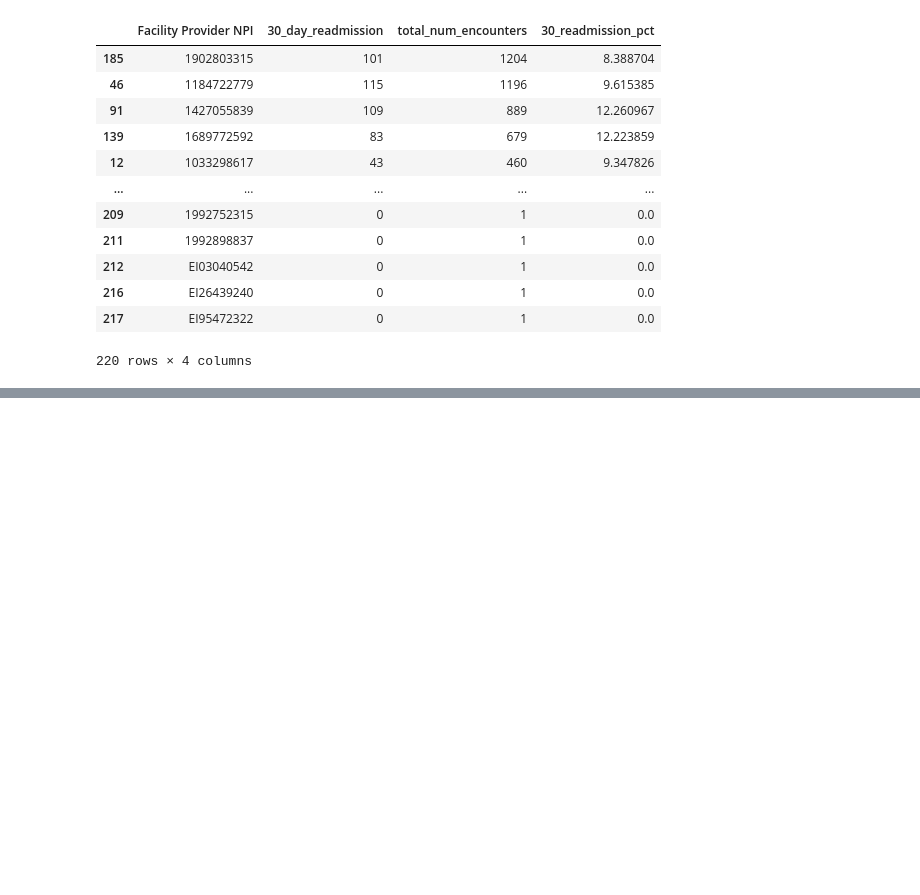
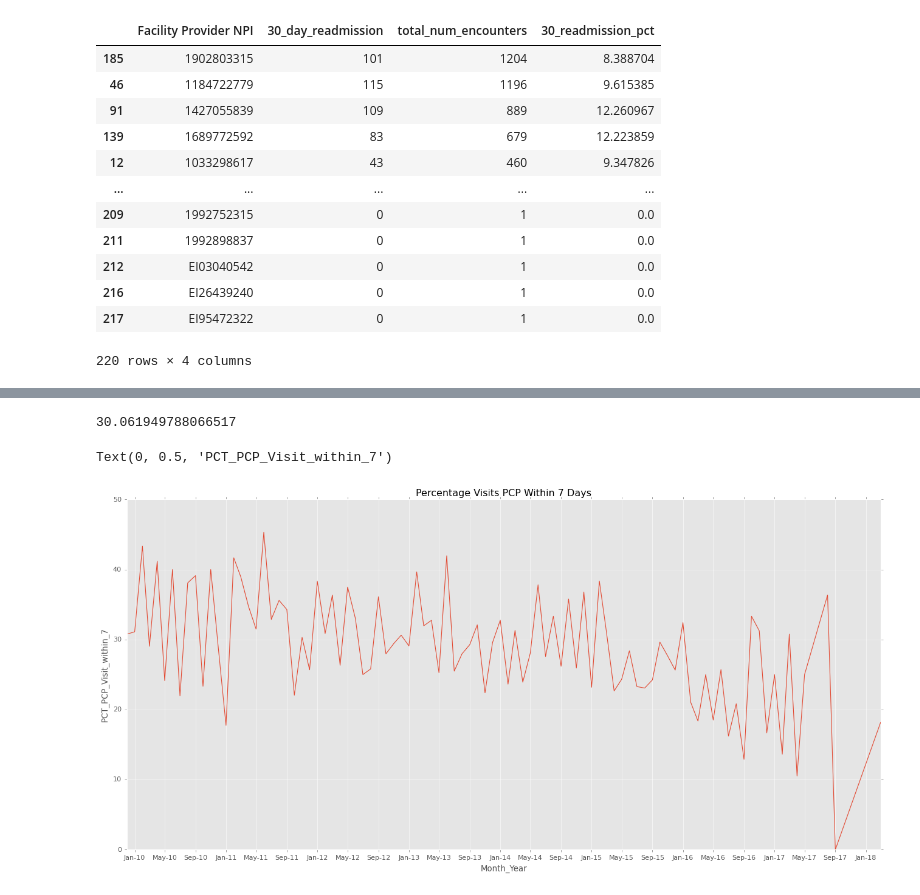
Before and after one commit to rghertel/hospital-readmission-not-koalas, a Jupyter notebook: notebook/hospital_readmission.ipynb, the cells around one changed output, grey strips where cells are left out. Saved outputs shown, nothing was run; the diff lists cells and outputs as text; code cells hidden in the pictures; blank space fills up the shorter version.

Commit message:
visuals completed

```diff
--- a/notebook/hospital_readmission.ipynb
+++ b/notebook/hospital_readmission.ipynb
@@ -615,0 +601,2 @@ Name: Patient ID, Length: 4701, dtype: int64
+# %%
+pcp_visual = doc_7_day
@@ -615,0 +629,8 @@ Name: Patient ID, Length: 4701, dtype: int64
+# %%
+dft = pcp_visual[pcp_visual['within_7'] == 'yes']
+dft = dft.groupby(['month_year']).within_7.count().reset_index(name='Count')
+dft = dft.rename(columns={"Count": "pcp_visit_within_7"})
+print(dft)
+dfts = pcp_visual.groupby(['month_year']).within_7.count().reset_index(name='Count')
+dfts = dfts.rename(columns={"Count": "total_hospital_encounters"})
+print(dfts)
@@ -615,0 +655,11 @@ Name: Patient ID, Length: 4701, dtype: int64
+# %%
+tttt = dfts.merge(dft, how = 'left', on = 'month_year')
+tttt['total_hospital_encounters'] = tttt['total_hospital_encounters'].astype('Int64')
+tttt['pcp_visit_within_7'] = tttt['pcp_visit_within_7'].astype('Int64')
+tttt['pcp_visit_within_7'] = tttt['pcp_visit_within_7'].fillna(0)
+tttt['pct_pcp_visit'] = tttt['pcp_visit_within_7']/tttt['total_hospital_encounters']*100
+tttt['total_hospital_encounters'] = tttt['total_hospital_encounters'].astype('float')
+tttt['pct_pcp_visit'] = tttt['pct_pcp_visit'].astype('float')
+tttt['month_year'] = pd.to_datetime(tttt['month_year'])
+tttt= tttt[tttt['total_hospital_encounters']>=10]
+tttt= tttt.sort_values('month_year')
@@ -615,0 +680,27 @@ Name: Patient ID, Length: 4701, dtype: int64
+# %%
+l = tttt['pcp_visit_within_7'].sum()/tttt['total_hospital_encounters'].sum()*100
+l
+# %% [output]
+30.061949788066517
+# %%
+fig, ax1 = plt.subplots(figsize=(20,9)) # setting size of graph area
+# ax2 = ax1.twinx() # plotting 2 y axis, sharing 1 x axis
+# plt.style.use('ggplot')
+
+
+ax1.plot(tttt['month_year'],tttt['pct_pcp_visit'])
+# ax2.bar(tttt['month_year'], tttt['total_hospital_encounters'])
+
+
+ax1.xaxis.set_major_locator(mdates.MonthLocator(interval=4))
+ax1.xaxis.set_major_formatter(mdates.DateFormatter('%b-%y'))
+
+plt.title("Percentage Visits PCP Within 7 Days")
+ax1.set_xlabel("Month_Year")
+ax1.set_ylabel('PCT_PCP_Visit_within_7')
+
+
+# plt.savefig('../assets/pcp_visits_by_month.png')
+# %% [output]
+Text(0, 0.5, 'PCT_PCP_Visit_within_7')
+[figure, added]
```
Also changed, not shown: parts of 21 cells of this notebook, 2 other files.
